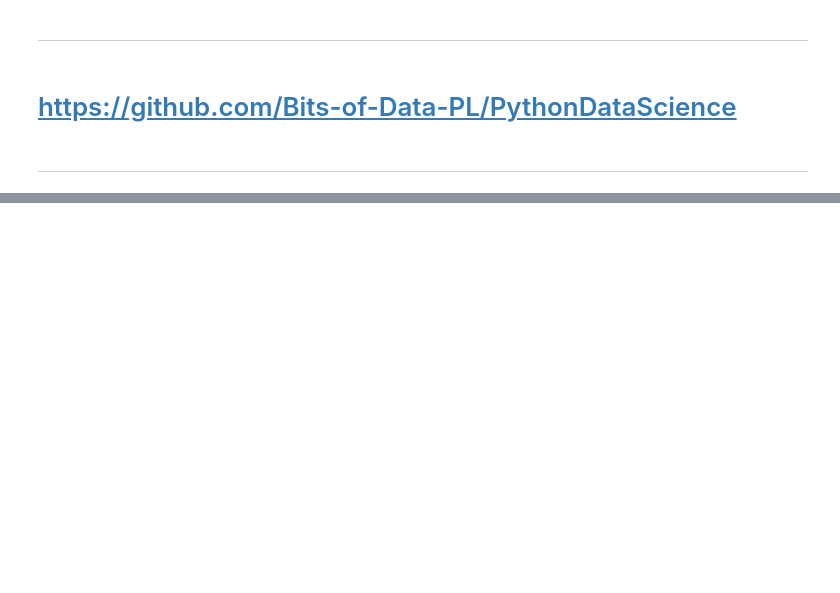
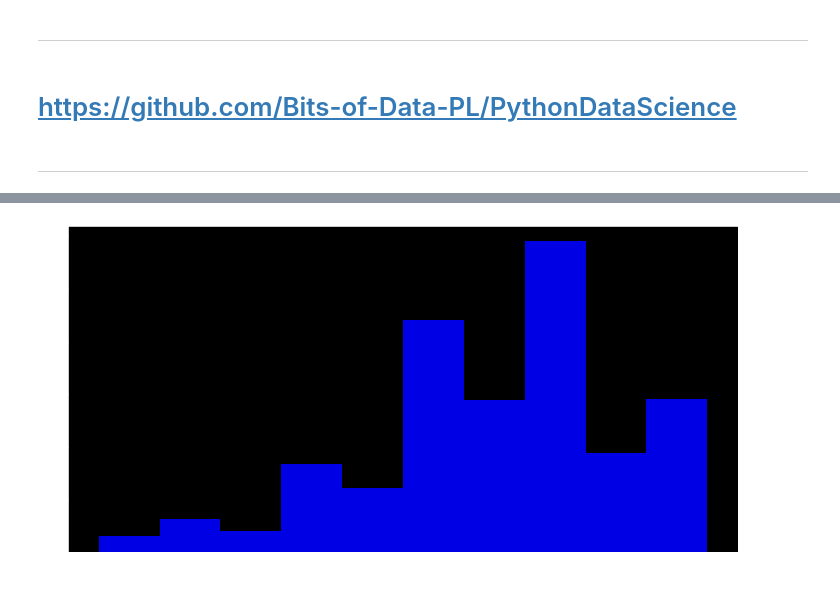
Before and after one commit to Bits-of-Data-PL/PythonDataScience, a Jupyter notebook: 07.Data_Wrangling_5z5.ipynb, the cells around one changed output, grey strips where cells are left out. Cells and saved outputs as stored; diff of their text form; code cells hidden in the pictures; blank space fills up the shorter version.

```diff
--- a/07.Data_Wrangling_5z5.ipynb
+++ b/07.Data_Wrangling_5z5.ipynb
@@ -362,0 +171,3 @@ df["rolling Rano Dys"] = df["Rano Dys"].rolling(5).mean()
+# %%
+ratings = pd.read_csv('data/ml-latest-small/ratings.csv')
+ratings.head(10)
@@ -362,0 +186,14 @@ df["rolling Rano Dys"] = df["Rano Dys"].rolling(5).mean()
+# %%
+import matplotlib.pyplot as plt
+plt.figure(figsize=(12,6))
+plt.style.use("dark_background")
+
+plt.hist(ratings['rating'], 10,
+         density=True,
+         histtype='bar',
+         facecolor='b',
+         alpha=0.9)
+
+plt.show()
+# %% [output]
+[figure, added]
```
Also changed, not shown: parts of 58 cells of this notebook.
